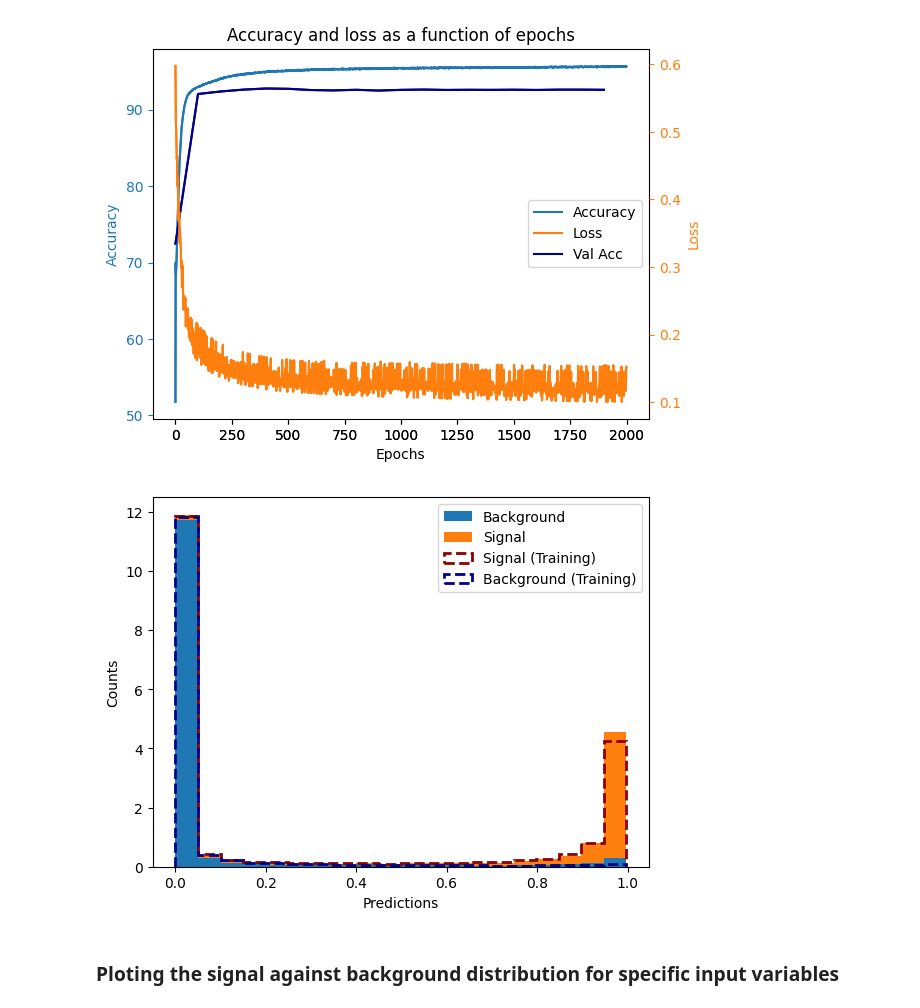
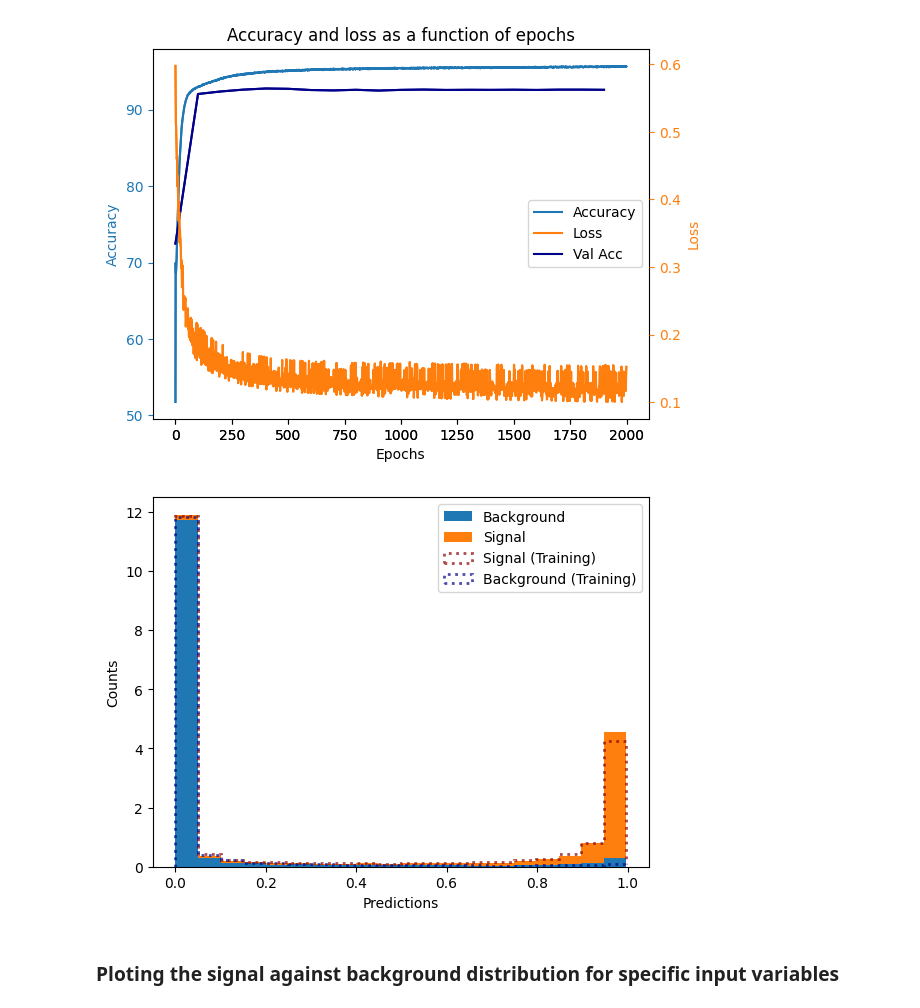
Before and after one commit to Cyrjl/Make-of-neural-network-with-numpy, a Jupyter notebook: Wild_Final_NeuralNet.ipynb, the cells around one changed output. Drawn from its saved outputs; the diff is of its cells as text; code cells hidden in the pictures.

```diff
--- a/Wild_Final_NeuralNet.ipynb
+++ b/Wild_Final_NeuralNet.ipynb
@@ -215,7 +215,8 @@ class NeuralNet:
 
     def validate(self, inputs: Tensor, targets: Tensor,
                  loss: Loss = BinCrossEntropy(),
-                 iterator = BatchIterator()) -> Tuple:
+                 iterator = BatchIterator(),
+                 cut: float = 0.5) -> Tuple:
         """
         Compute the accuracy and loss of the network
         on another dataset not seen in train
@@ -249,7 +250,8 @@ class NeuralNet:
         # Compute the loss as the mean of batch loss
         val_loss = np.mean(Batch_loss)
         # Compare all the labels
-        val_acc = np.mean(Predicted_array.round()==Actual_array) * 100
+        Round_predicted = np.where(Predicted_array >= cut, 1, 0)
+        val_acc = np.mean(Round_predicted==Actual_array) * 100
 
         return (val_loss, val_acc, Actual_array, Predicted_array, Input_array)
 
@@ -258,6 +260,7 @@ class NeuralNet:
               loss: Loss = BinCrossEntropy(),
               iterator =  BatchIterator(),
               num_epochs: int = 5000,
+              cut: float = 0.5,
               Print: bool = True) -> Tuple:
         """
         Train the network in series of batch
@@ -302,15 +305,16 @@ class NeuralNet:
             # Compute the loss as the mean of batch loss
             epoch_loss = np.mean(Batch_loss)
             # Compare all the labels for the epoch
-            epoch_acc = np.mean(Predicted_array.round()==Actual_array) * 100
+            Round_predicted = np.where(Predicted_array >= cut, 1, 0)
+            epoch_acc = np.mean(Round_predicted==Actual_array) * 100
 
             Loss_list.append(epoch_loss)
             Acc_list.append(epoch_acc)
 
             # Every 100 iterations
             if epoch % 100 == 0:
-                val_loss = self.validate(val_inputs, val_targets, iterator=iterator)[0]
-                val_acc = self.validate(val_inputs, val_targets, iterator=iterator)[1]
+                val_loss = self.validate(val_inputs, val_targets, iterator=iterator, cut=cut)[0]
+                val_acc = self.validate(val_inputs, val_targets, iterator=iterator, cut=cut)[1]
 
                 Val_Loss_list.append(val_loss)
                 Val_Acc_list.append(val_acc)
@@ -553,35 +557,36 @@ Pred_sig: Sequence = []
 
 # Separate signal and background events
 for i in range(0, len(Val_res_CE_norm[2])):
     if Val_res_CE_norm[2][i] == 0:
         Pred_back.append(Val_res_CE_norm[3][i][0])
     else:
         Pred_sig.append(Val_res_CE_norm[3][i][0])
 
 Pred_back_arr = np.array(Pred_back)
 Pred_sig_arr = np.array(Pred_sig)
 
 Pred_back_t: Sequence = []
 Pred_sig_t: Sequence = []
 
 # Separate signal and background events (train)
 for i in range(0, len(Train_res_CE_norm[2])):
     if Train_res_CE_norm[2][i] == 0:
         Pred_back_t.append(Train_res_CE_norm[3][i][0])
     else:
         Pred_sig_t.append(Train_res_CE_norm[3][i][0])
 
 Pred_back_t_arr = np.array(Pred_back_t)
 Pred_sig_t_arr = np.array(Pred_sig_t)
 
 plt.hist([Pred_back_arr, Pred_sig_arr], histtype='bar', stacked=True, bins=20, label=['Background', 'Signal'], density=True)
-plt.hist([Pred_back_t_arr, Pred_sig_t_arr], lw = 2, ls = '--', histtype='step', stacked=True, bins=20, color=['darkblue', 'darkred'], label=['Background (Training)', 'Signal (Training)'], density=True)
+plt.hist([Pred_back_t_arr, Pred_sig_t_arr], lw = 2, ls = ':', histtype='step', stacked=True, bins=20, color=['darkblue', 'darkred'],
+         label=['Background (Training)', 'Signal (Training)'], density=True, alpha = 0.7)
 plt.xlabel("Predictions")
 plt.ylabel("Counts")
 plt.legend()
 plt.show()
 # %% [output]
-[figure, old version]
+[figure, new version]
 # %% [markdown]
 ### Ploting the signal against background distribution for specific input variables
 # %%
```
Also changed, not shown: parts of 1 cell of this notebook.
